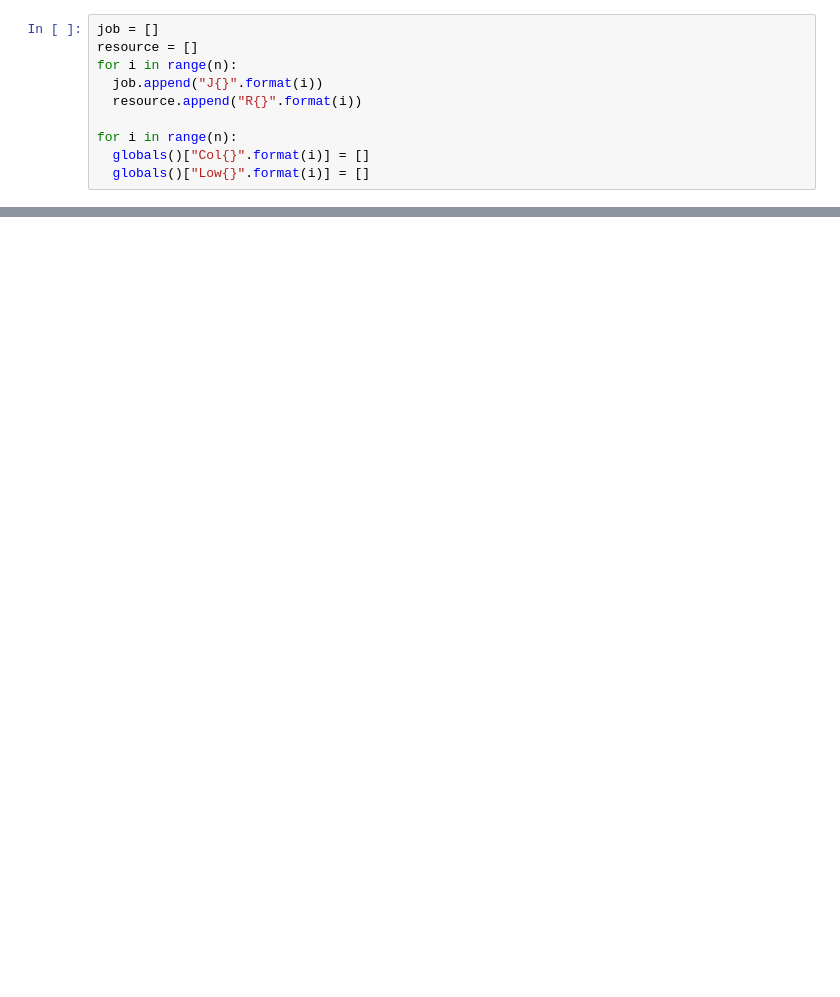
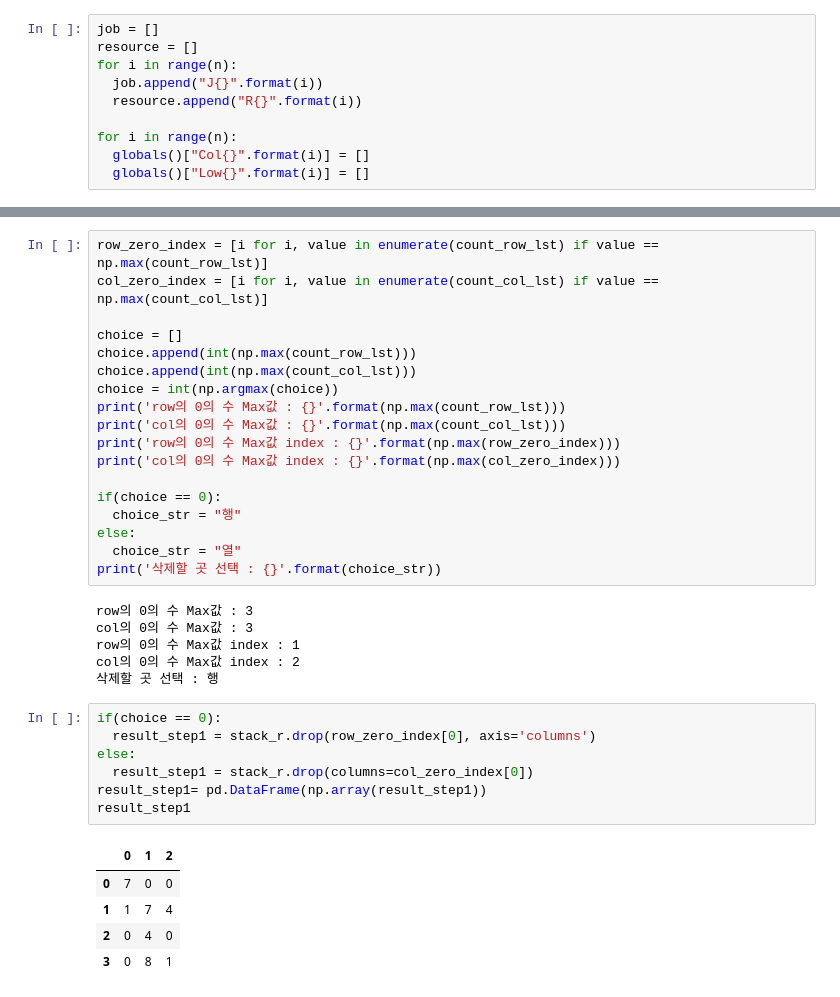
Before and after one commit to Junhyuck123/Production-control, a Jupyter notebook: Final_Project.ipynb, the cells around one changed output, grey strips where cells are left out. Drawn from its saved outputs; the diff is of its cells as text; blank space fills up the shorter version.

```diff
--- a/Final_Project.ipynb
+++ b/Final_Project.ipynb
@@ -119,0 +122,37 @@ cost
+# %%
+row_zero_index = [i for i, value in enumerate(count_row_lst) if value == np.max(count_row_lst)]
+col_zero_index = [i for i, value in enumerate(count_col_lst) if value == np.max(count_col_lst)]
+
+choice = []
+choice.append(int(np.max(count_row_lst)))
+choice.append(int(np.max(count_col_lst)))
+choice = int(np.argmax(choice))
+print('row의 0의 수 Max값 : {}'.format(np.max(count_row_lst)))
+print('col의 0의 수 Max값 : {}'.format(np.max(count_col_lst)))
+print('row의 0의 수 Max값 index : {}'.format(np.max(row_zero_index)))
+print('col의 0의 수 Max값 index : {}'.format(np.max(col_zero_index)))
+
+if(choice == 0):
+  choice_str = "행"
+else:
+  choice_str = "열"
+print('삭제할 곳 선택 : {}'.format(choice_str))
+# %% [output]
+row의 0의 수 Max값 : 3
+col의 0의 수 Max값 : 3
+row의 0의 수 Max값 index : 1
+col의 0의 수 Max값 index : 2
+삭제할 곳 선택 : 행
+# %%
+if(choice == 0):
+  result_step1 = stack_r.drop(row_zero_index[0], axis='columns')
+else:
+  result_step1 = stack_r.drop(columns=col_zero_index[0])
+result_step1= pd.DataFrame(np.array(result_step1))
+result_step1
+# %% [output]
+|  | 0 | 1 | 2 |
+| 0 | 7 | 0 | 0 |
+| 1 | 1 | 7 | 4 |
+| 2 | 0 | 4 | 0 |
+| 3 | 0 | 8 | 1 |
```
Also changed, not shown: parts of 59 cells of this notebook.
